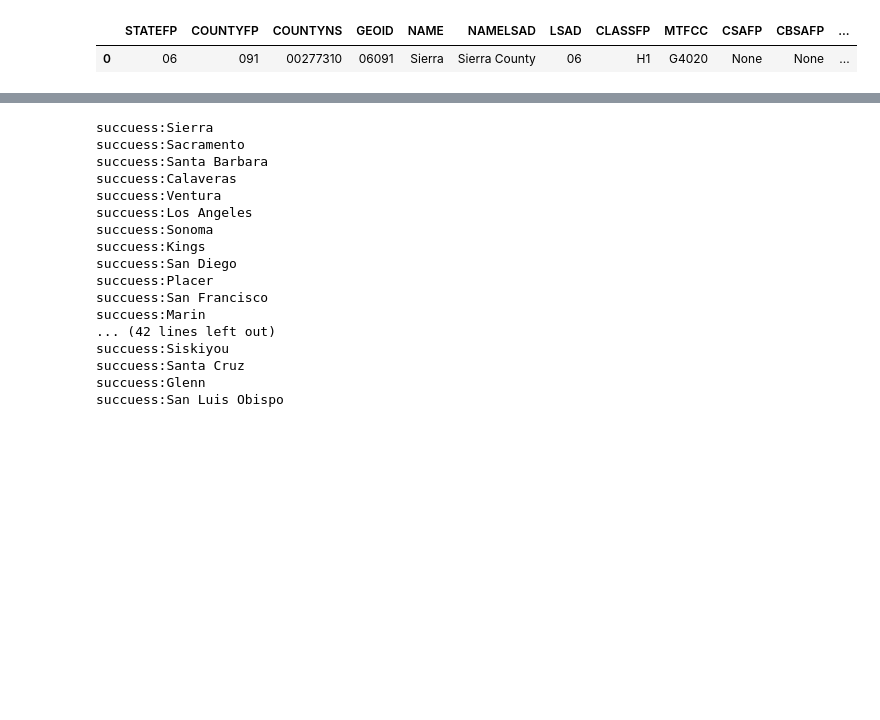
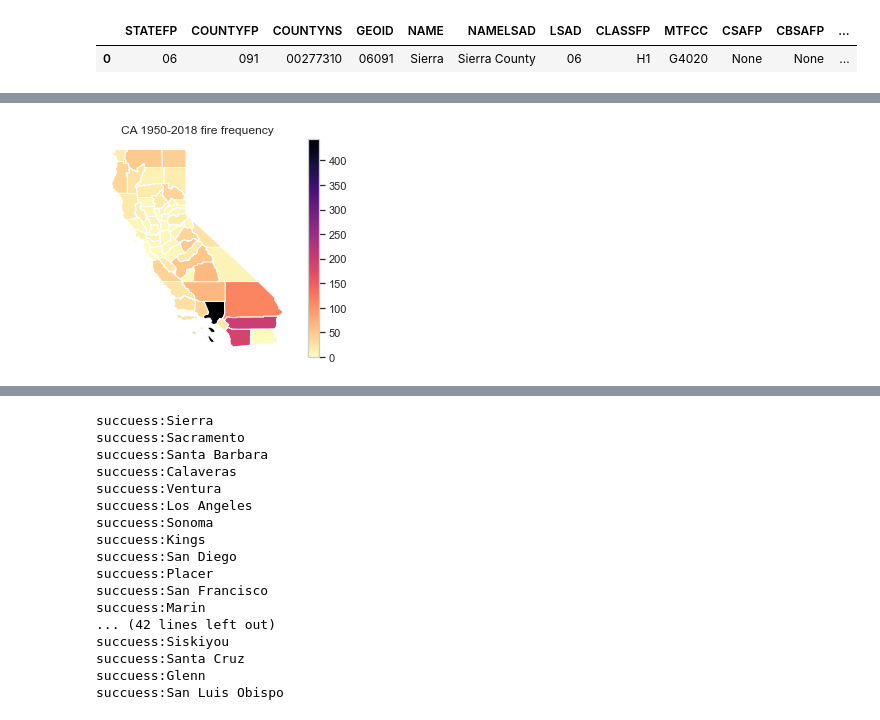
Before and after one commit to fxdawnn/CA_fire_frequency, a Jupyter notebook: Fire_frequency.ipynb, the cells around one changed output, grey strips where cells are left out. Cells and saved outputs as stored; diff of their text form; code cells hidden in the pictures; blank space fills up the shorter version.

```diff
--- a/Fire_frequency.ipynb
+++ b/Fire_frequency.ipynb
@@ -199,0 +338,6 @@ CA_counties[CA_counties.NAME == CA_counties.NAME[0]]
+# %%
+ax = CA_counties.plot(column='fire_number_70s', cmap='magma_r', k=5, legend=True)
+plt.title("CA 1950-2018 fire frequency");
+ax.set_axis_off()
+# %% [output]
+[figure, added]
```
Also changed, not shown: parts of 22 cells of this notebook.
